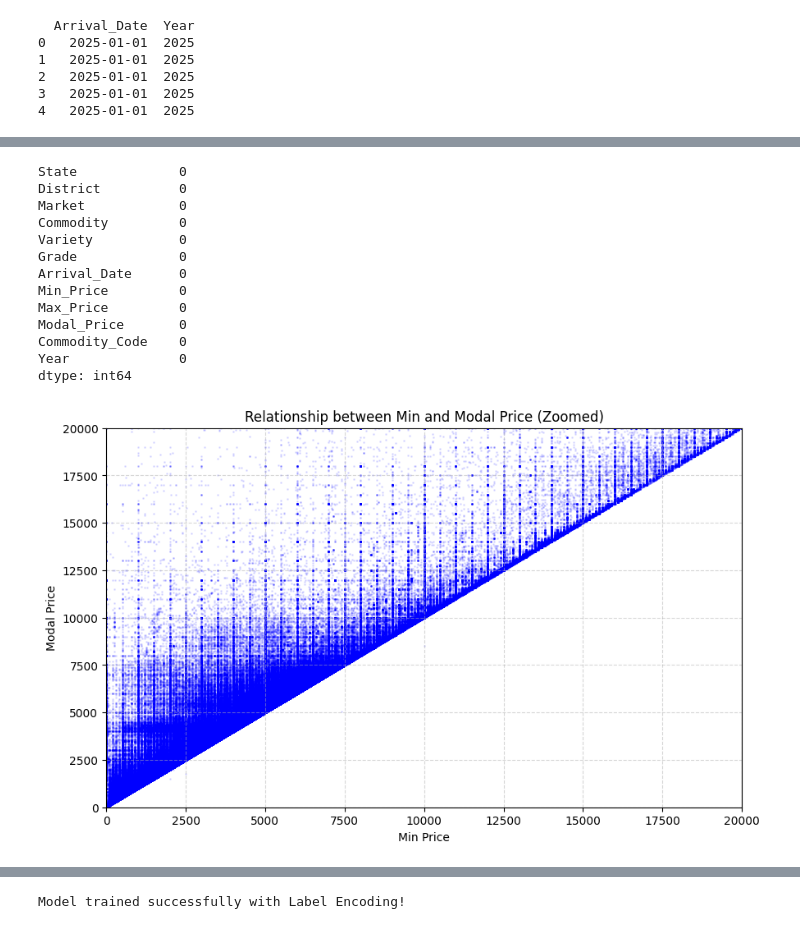
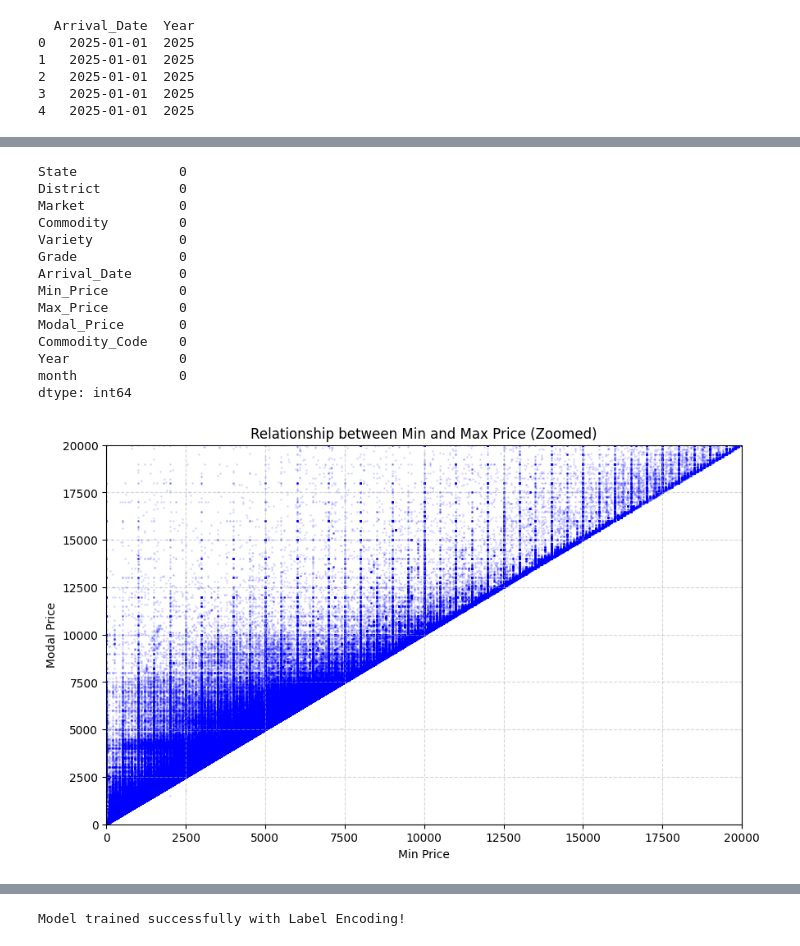
Before and after one commit to khushilalwani7002/Crop-Price-Predictor, a Jupyter notebook: min price.ipynb, the cells around one changed output, grey strips where cells are left out. Cells and saved outputs as stored; diff of their text form; code cells hidden in the pictures.

```diff
--- a/min price.ipynb
+++ b/min price.ipynb
@@ -270,8 +242,3 @@ import seaborn as sns
 from sklearn.model_selection import train_test_split
 from sklearn.linear_model import LinearRegression
 from sklearn.metrics import mean_absolute_error, mean_squared_error, r2_score
-# %%
-df_2025 = pd.read_csv(r"C:\Users\HP\Downloads\archive\csv\2025.csv")
-df_2026 = pd.read_csv(r"C:\Users\HP\Downloads\archive\csv\2026.csv")
-
-df = pd.concat([df_2025, df_2026])
@@ -306,26 +271,27 @@ Max_Price         0
 Modal_Price       0
 Commodity_Code    0
 Year              0
+month             0
 dtype: int64
 # %%
 import matplotlib.pyplot as plt
 
 plt.figure(figsize=(10, 6))
 
 # Use alpha=0.1 to make points transparent so you can see where they overlap
-plt.scatter(df['Min_Price'], df['Modal_Price'], alpha=0.1, s=1 ,color='blue')
+plt.scatter(df['Min_Price'], df['Modal_Price'], alpha=0.1,  s=1 ,color='blue')
 
 # Zoom into the 0 to 20,000 range
 plt.xlim(0, 20000)
 plt.ylim(0, 20000)
 
 plt.xlabel("Min Price")
 plt.ylabel("Modal Price")
-plt.title("Relationship between Min and Modal Price (Zoomed)")
+plt.title("Relationship between Min and Max Price (Zoomed)")
 plt.grid(True, linestyle='--', alpha=0.5)
 plt.show()
 # %% [output]
-[figure, old version]
+[figure, new version]
 # %%
 plt.figure(figsize=(10,6))
 sns.heatmap(df[['Min_Price','Max_Price','Modal_Price']].corr(), annot=True)
```
Also changed, not shown: parts of 12 cells of this notebook.
